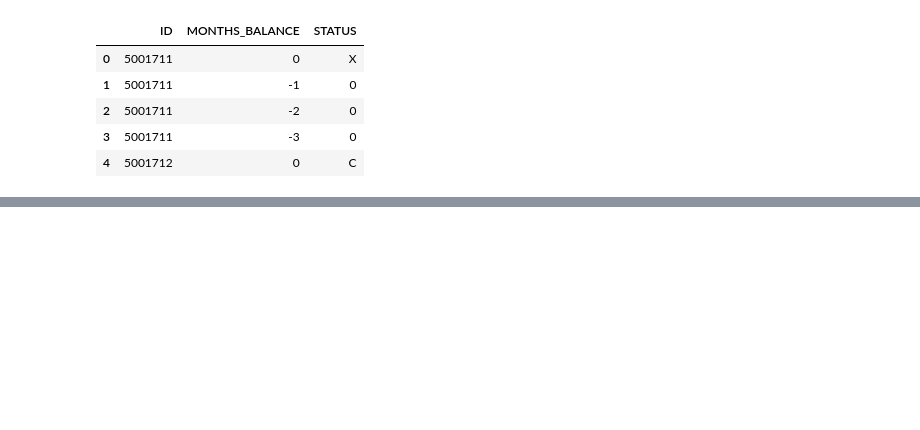
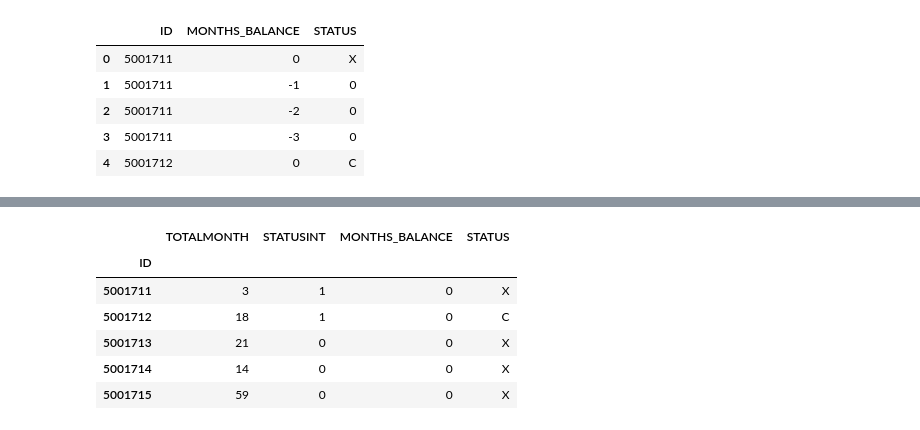
Before and after one commit to bwright8/vis, a Jupyter notebook: data/Analysis_Jenny.ipynb, the cells around one changed output, grey strips where cells are left out. Cells and saved outputs as stored; diff of their text form; code cells hidden in the pictures; blank space fills up the shorter version.

```diff
--- a/data/Analysis_Jenny.ipynb
+++ b/data/Analysis_Jenny.ipynb
@@ -26,0 +74,2 @@ creditRecord.head()
+# %%
+creditRecord["STATUSINT"]=creditRecord["STATUS"].map(statusToInt)
@@ -26,0 +93,4 @@ creditRecord.head()
+# %%
+creditRecord.insert(1,"TOTALMONTH",creditRecord['MONTHS_BALANCE']);
+# %%
+creditRecord["TOTALMONTH"]=creditRecord["MONTHS_BALANCE"].map(lambda x: -1*x);
@@ -26,0 +101,10 @@ creditRecord.head()
+# %%
+maximum.head()
+# %% [output]
+|  | TOTALMONTH | STATUSINT | MONTHS_BALANCE | STATUS |
+| ID |  |  |  |  |
+| 5001711 | 3 | 1 | 0 | X |
+| 5001712 | 18 | 1 | 0 | C |
+| 5001713 | 21 | 0 | 0 | X |
+| 5001714 | 14 | 0 | 0 | X |
+| 5001715 | 59 | 0 | 0 | X |
```
Also changed, not shown: parts of 23 cells of this notebook, 5 other files.
